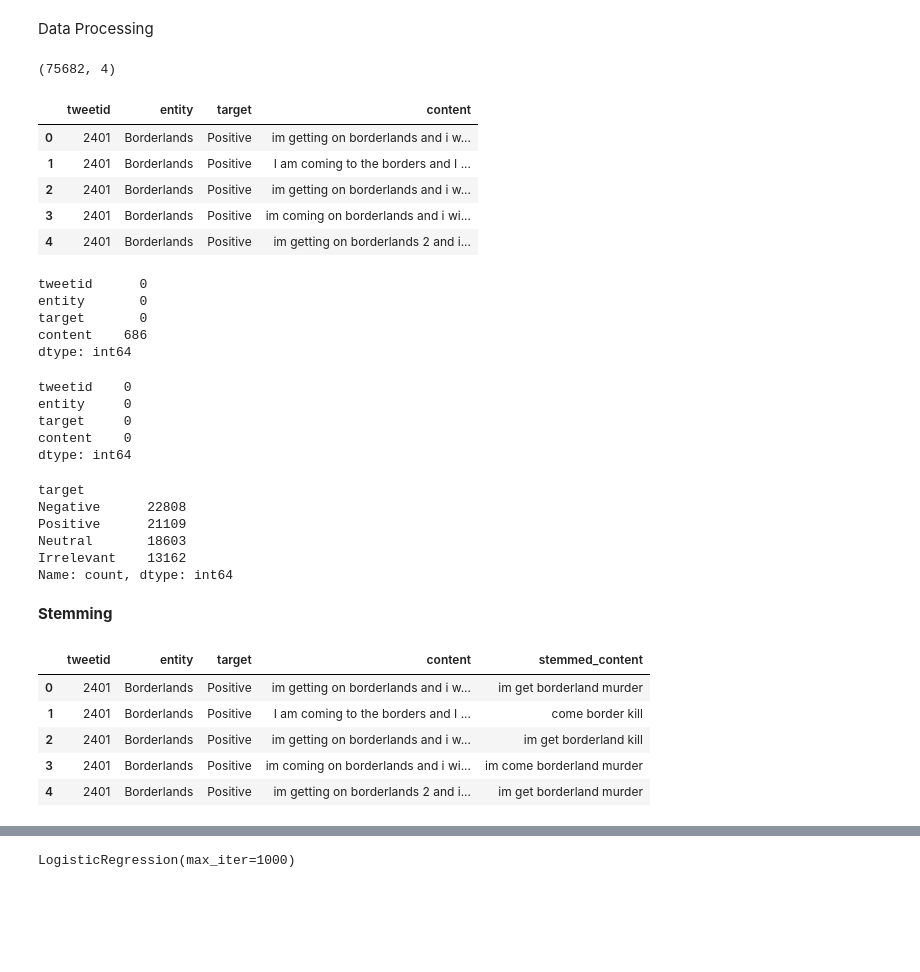
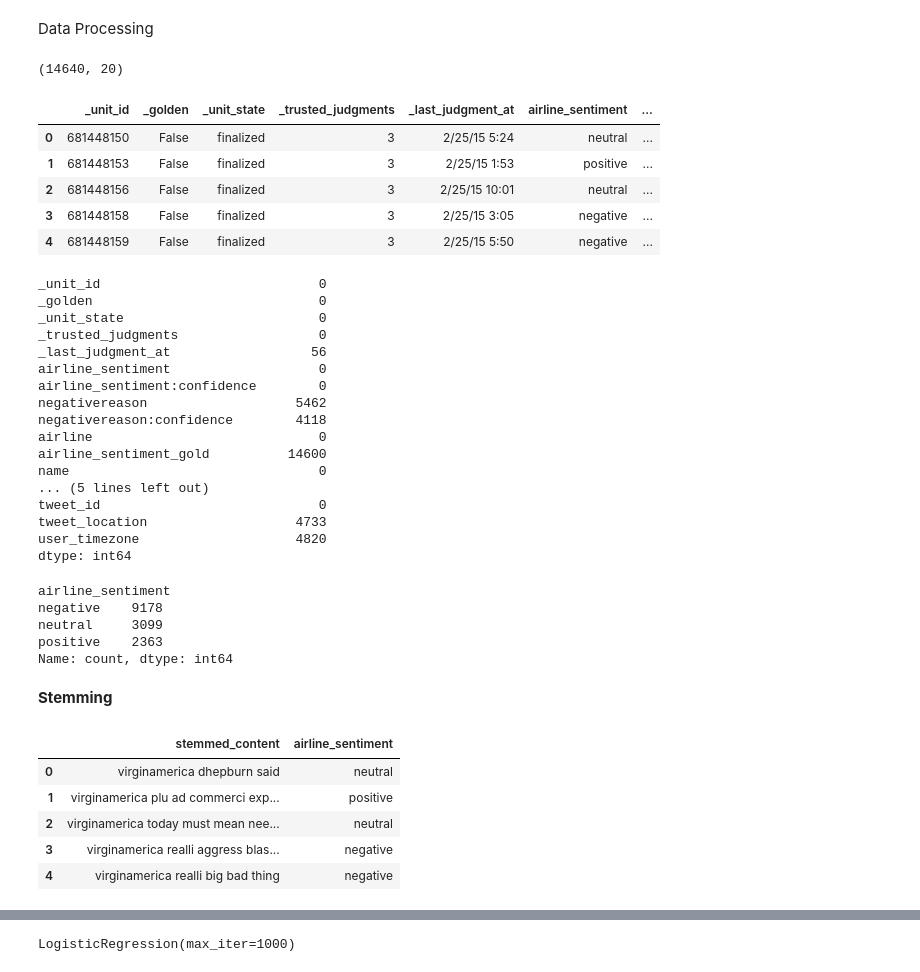
Before and after one commit to Annamjohn/Airline-Sentiment-Analysis, a Jupyter notebook: Sentiment Analysis.ipynb, the cells around one changed output, grey strips where cells are left out. Cells and saved outputs as stored; diff of their text form; code cells hidden in the pictures; blank space fills up the shorter version.

```diff
--- a/Sentiment Analysis.ipynb
+++ b/Sentiment Analysis.ipynb
@@ -66,52 +66,52 @@ print(stopwords.words('english'))
 Data Processing
 # %%
 # # loading data from csv file to pd DF
-cols=['tweetid', 'entity', 'target', 'content']
 
-data0 = pd.read_csv("/content/twitter_training.csv",names=cols)
-data1 = pd.read_csv("/content/twitter_validation.csv",names=cols)
-
-twitter_data = pd.concat([data0,data1], ignore_index=True)
+twitter_data=pd.read_csv('/content/Airline-Sentiment.csv', encoding= 'ISO-8859-1')
 # %%
 #no. of rows and columns
 twitter_data.shape
 # %% [output]
-(75682, 4)
+(14640, 20)
 # %%
 twitter_data.head()
 # %% [output]
-|  | tweetid | entity | target | content |
-| 0 | 2401 | Borderlands | Positive | im getting on borderlands and i w... |
-| 1 | 2401 | Borderlands | Positive | I am coming to the borders and I ... |
-| 2 | 2401 | Borderlands | Positive | im getting on borderlands and i w... |
-| 3 | 2401 | Borderlands | Positive | im coming on borderlands and i wi... |
-| 4 | 2401 | Borderlands | Positive | im getting on borderlands 2 and i... |
+|  | _unit_id | _golden | _unit_state | _trusted_judgments | _last_judgment_at | airline_sentiment | ... |
+| 0 | 681448150 | False | finalized | 3 | 2/25/15 5:24 | neutral | ... |
+| 1 | 681448153 | False | finalized | 3 | 2/25/15 1:53 | positive | ... |
+| 2 | 681448156 | False | finalized | 3 | 2/25/15 10:01 | neutral | ... |
+| 3 | 681448158 | False | finalized | 3 | 2/25/15 3:05 | negative | ... |
+| 4 | 681448159 | False | finalized | 3 | 2/25/15 5:50 | negative | ... |
 # %%
 twitter_data.isnull().sum() # sum of no. of null vals in each column
 # %% [output]
-tweetid      0
-entity       0
-target       0
-content    686
+_unit_id                            0
+_golden                             0
+_unit_state                         0
+_trusted_judgments                  0
+_last_judgment_at                  56
+airline_sentiment                   0
+airline_sentiment:confidence        0
+negativereason                   5462
+negativereason:confidence        4118
+airline                             0
+airline_sentiment_gold          14600
+name                                0
+... (5 lines left out)
+tweet_id                            0
+tweet_location                   4733
+user_timezone                    4820
 dtype: int64
 # %%
-twitter_data['content'] = twitter_data['content'].fillna('')
+# twitter_data['content'] = twitter_data['content'].fillna('')
+#twitter_data.isnull().sum()
-# %%
-twitter_data.isnull().sum()
-# %% [output]
-tweetid    0
-entity     0
-target     0
-content    0
-dtype: int64
 # %%
-twitter_data['target'].value_counts()
+twitter_data['airline_sentiment'].value_counts()
 # %% [output]
-target
-Negative      22808
-Positive      21109
-Neutral       18603
-Irrelevant    13162
+airline_sentiment
+negative    9178
+neutral     3099
+positive    2363
 Name: count, dtype: int64
 # %% [markdown]
 **Stemming**
@@ -129,16 +129,17 @@ def stemming(content):
 
   return stemmed_content
 # %%
-twitter_data['stemmed_content'] = twitter_data['content'].apply(stemming)
+twitter_data['stemmed_content'] = twitter_data['text'].apply(stemming)
 # %%
+twitter_data= twitter_data[['stemmed_content','airline_sentiment']]
 twitter_data.head()
 # %% [output]
-|  | tweetid | entity | target | content | stemmed_content |
-| 0 | 2401 | Borderlands | Positive | im getting on borderlands and i w... | im get borderland murder |
-| 1 | 2401 | Borderlands | Positive | I am coming to the borders and I ... | come border kill |
-| 2 | 2401 | Borderlands | Positive | im getting on borderlands and i w... | im get borderland kill |
-| 3 | 2401 | Borderlands | Positive | im coming on borderlands and i wi... | im come borderland murder |
-| 4 | 2401 | Borderlands | Positive | im getting on borderlands 2 and i... | im get borderland murder |
+|  | stemmed_content | airline_sentiment |
+| 0 | virginamerica dhepburn said | neutral |
+| 1 | virginamerica plu ad commerci exp... | positive |
+| 2 | virginamerica today must mean nee... | neutral |
+| 3 | virginamerica realli aggress blas... | negative |
+| 4 | virginamerica realli big bad thing | negative |
 # %%
 print(twitter_data['stemmed_content'])
 # %% [output]
```
Also changed, not shown: parts of 15 cells of this notebook.
